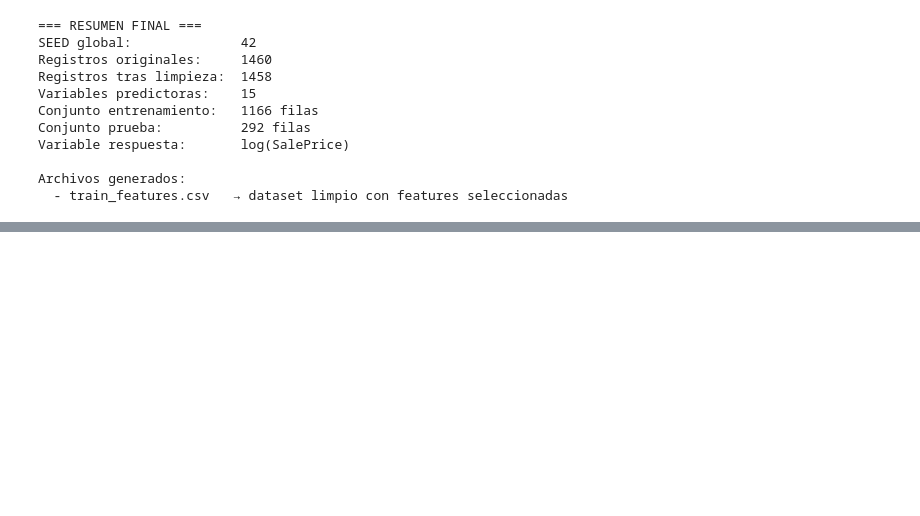
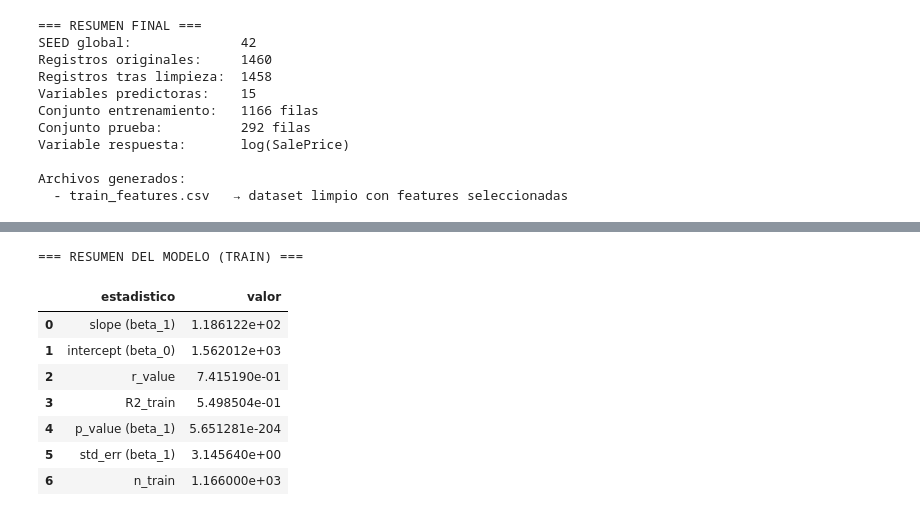
Before and after one commit to erickguerra2/MD-LAB03, a Jupyter notebook: main.ipynb, the cells around one changed output, grey strips where cells are left out. Saved outputs shown, nothing was run; the diff lists cells and outputs as text; code cells hidden in the pictures; blank space fills up the shorter version.

```diff
--- a/main.ipynb
+++ b/main.ipynb
@@ -781,0 +871,37 @@ Archivos generados:
+# %%
+# Resumen estadistico del ajuste lineal simple (equivalente OLS)
+lin_stats = stats.linregress(X_train_u[feature], y_train_u)
+
+resumen_modelo = pd.DataFrame({
+    'estadistico': [
+        'slope (beta_1)',
+        'intercept (beta_0)',
+        'r_value',
+        'R2_train',
+        'p_value (beta_1)',
+        'std_err (beta_1)',
+        'n_train'
+    ],
+    'valor': [
+        lin_stats.slope,
+        lin_stats.intercept,
+        lin_stats.rvalue,
+        lin_stats.rvalue ** 2,
+        lin_stats.pvalue,
+        lin_stats.stderr,
+        len(X_train_u)
+    ]
+})
+
+print('=== RESUMEN DEL MODELO (TRAIN) ===')
+resumen_modelo
+# %% [output]
+=== RESUMEN DEL MODELO (TRAIN) ===
+|  | estadistico | valor |
+| 0 | slope (beta_1) | 1.186122e+02 |
+| 1 | intercept (beta_0) | 1.562012e+03 |
+| 2 | r_value | 7.415190e-01 |
+| 3 | R2_train | 5.498504e-01 |
+| 4 | p_value (beta_1) | 5.651281e-204 |
+| 5 | std_err (beta_1) | 3.145640e+00 |
+| 6 | n_train | 1.166000e+03 |
```
Also changed, not shown: parts of 4 cells of this notebook.
